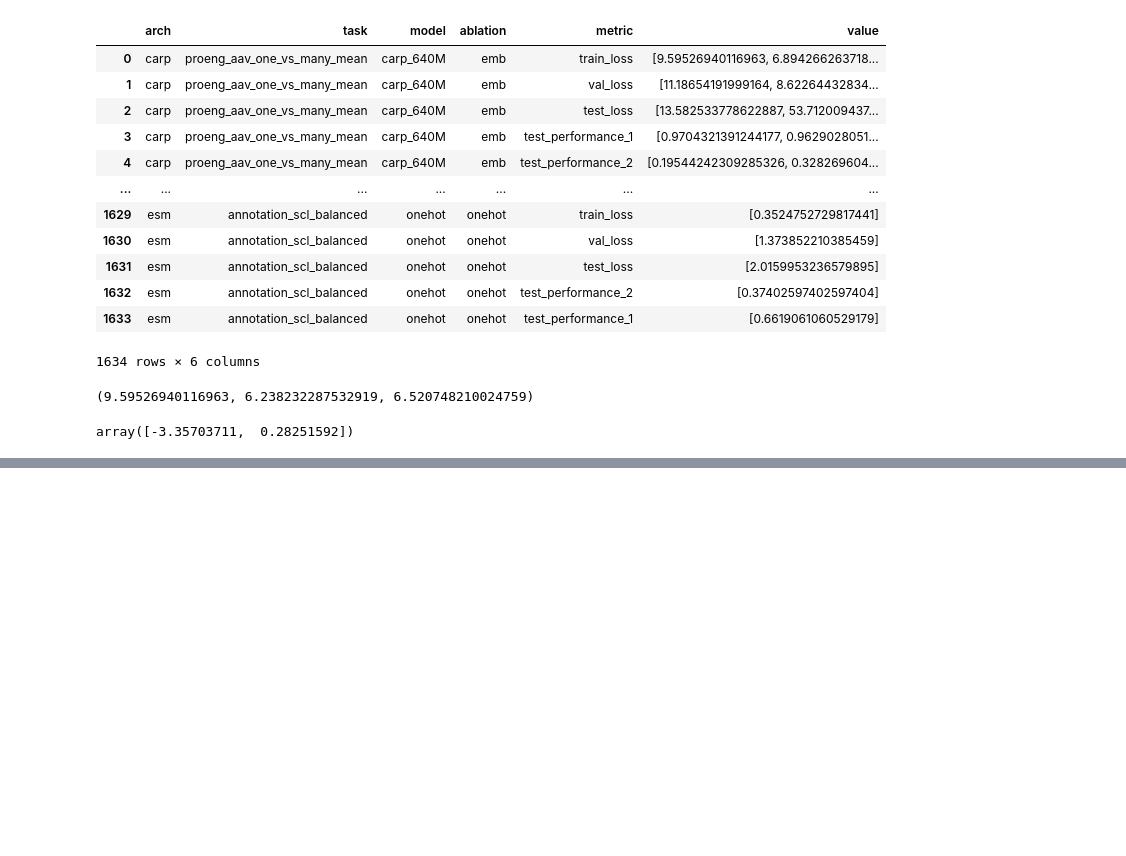
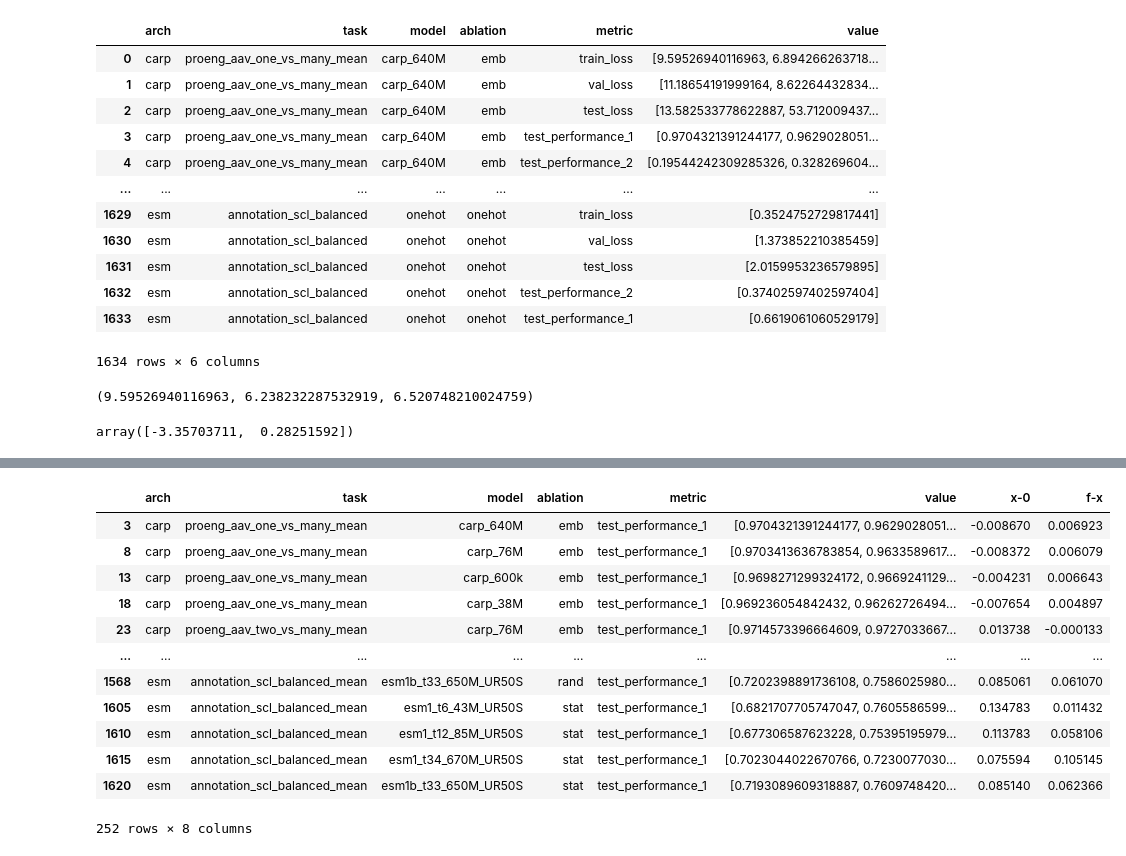
Before and after one commit to microsoft/protein-transfer, a Jupyter notebook: sandbox/results_replot.ipynb, the cells around one changed output, grey strips where cells are left out. Cells and saved outputs as stored; diff of their text form; code cells hidden in the pictures; blank space fills up the shorter version.

```diff
--- a/sandbox/results_replot.ipynb
+++ b/sandbox/results_replot.ipynb
@@ -73,0 +91,19 @@ array([-3.35703711,  0.28251592])
+# %%
+
+# Apply the function and generate two new columns
+df_perf_1["x-0"], df_perf_1["f-x"] = zip(*df_perf_1.apply(lambda row: delta_layer(layer_cut=4, value_array=row["value"]),axis=1))
+df_perf_1
+# %% [output]
+|  | arch | task | model | ablation | metric | value | x-0 | f-x |
+| 3 | carp | proeng_aav_one_vs_many_mean | carp_640M | emb | test_performance_1 | [0.9704321391244177, 0.9629028051... | -0.008670 | 0.006923 |
+| 8 | carp | proeng_aav_one_vs_many_mean | carp_76M | emb | test_performance_1 | [0.9703413636783854, 0.9633589617... | -0.008372 | 0.006079 |
+| 13 | carp | proeng_aav_one_vs_many_mean | carp_600k | emb | test_performance_1 | [0.9698271299324172, 0.9669241129... | -0.004231 | 0.006643 |
+| 18 | carp | proeng_aav_one_vs_many_mean | carp_38M | emb | test_performance_1 | [0.969236054842432, 0.96262726494... | -0.007654 | 0.004897 |
+| 23 | carp | proeng_aav_two_vs_many_mean | carp_76M | emb | test_performance_1 | [0.9714573396664609, 0.9727033667... | 0.013738 | -0.000133 |
+| ... | ... | ... | ... | ... | ... | ... | ... | ... |
+| 1568 | esm | annotation_scl_balanced_mean | esm1b_t33_650M_UR50S | rand | test_performance_1 | [0.7202398891736108, 0.7586025980... | 0.085061 | 0.061070 |
+| 1605 | esm | annotation_scl_balanced_mean | esm1_t6_43M_UR50S | stat | test_performance_1 | [0.6821707705747047, 0.7605586599... | 0.134783 | 0.011432 |
+| 1610 | esm | annotation_scl_balanced_mean | esm1_t12_85M_UR50S | stat | test_performance_1 | [0.677306587623228, 0.75395195979... | 0.113783 | 0.058106 |
+| 1615 | esm | annotation_scl_balanced_mean | esm1_t34_670M_UR50S | stat | test_performance_1 | [0.7023044022670766, 0.7230077030... | 0.075594 | 0.105145 |
+| 1620 | esm | annotation_scl_balanced_mean | esm1b_t33_650M_UR50S | stat | test_performance_1 | [0.7193089609318887, 0.7609748420... | 0.085140 | 0.062366 |
+252 rows × 8 columns
```
Also changed, not shown: parts of 3 cells of this notebook.
